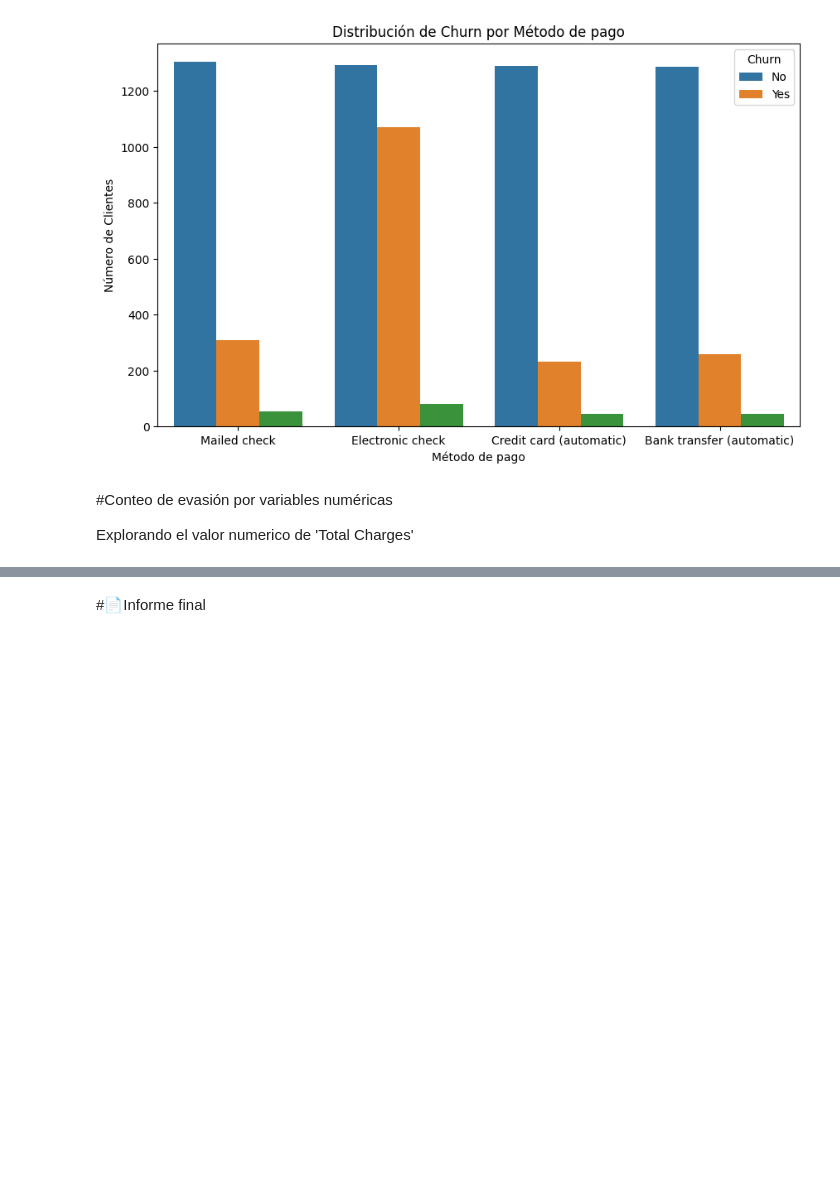
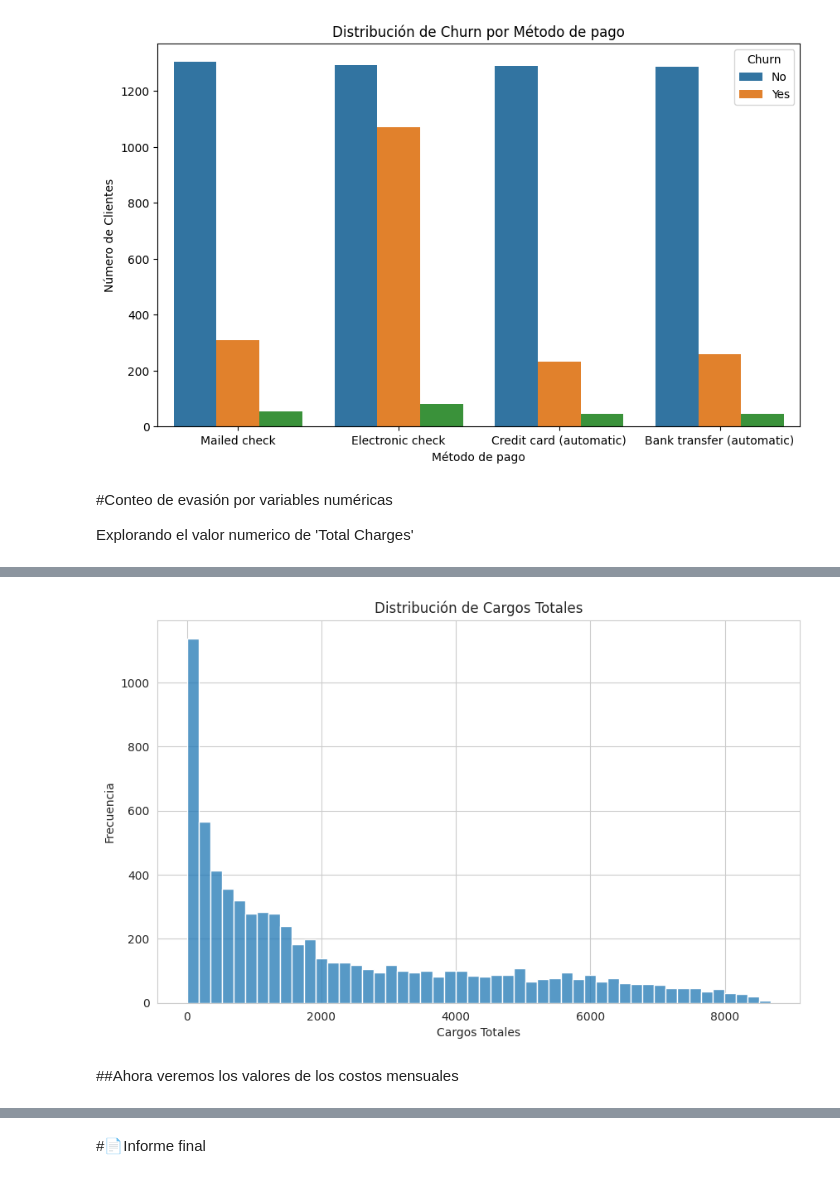
Before and after one commit to AllanFuChao/challenge-telecomx_latam, a Jupyter notebook: TelecomX_LATAM.ipynb, the cells around one changed output, grey strips where cells are left out. Cells and saved outputs as stored; diff of their text form; code cells hidden in the pictures; blank space fills up the shorter version.

```diff
--- a/TelecomX_LATAM.ipynb
+++ b/TelecomX_LATAM.ipynb
@@ -480,0 +530,17 @@ plt.show()
+# %%
+import matplotlib.pyplot as plt
+import seaborn as sns
+
+# Crea un histograma de los cargos totales
+plt.figure(figsize=(10, 6))
+sns.histplot(data=datos_clientes_combinado, x='account_Total Charges', bins=50)
+
+# Añade etiquetas y título
+plt.title('Distribución de Cargos Totales')
+plt.xlabel('Cargos Totales')
+plt.ylabel('Frecuencia')
+plt.show()
+# %% [output]
+[figure, added]
+# %% [markdown]
+##Ahora veremos los valores de los costos mensuales
```
Also changed, not shown: parts of 26 cells of this notebook.
